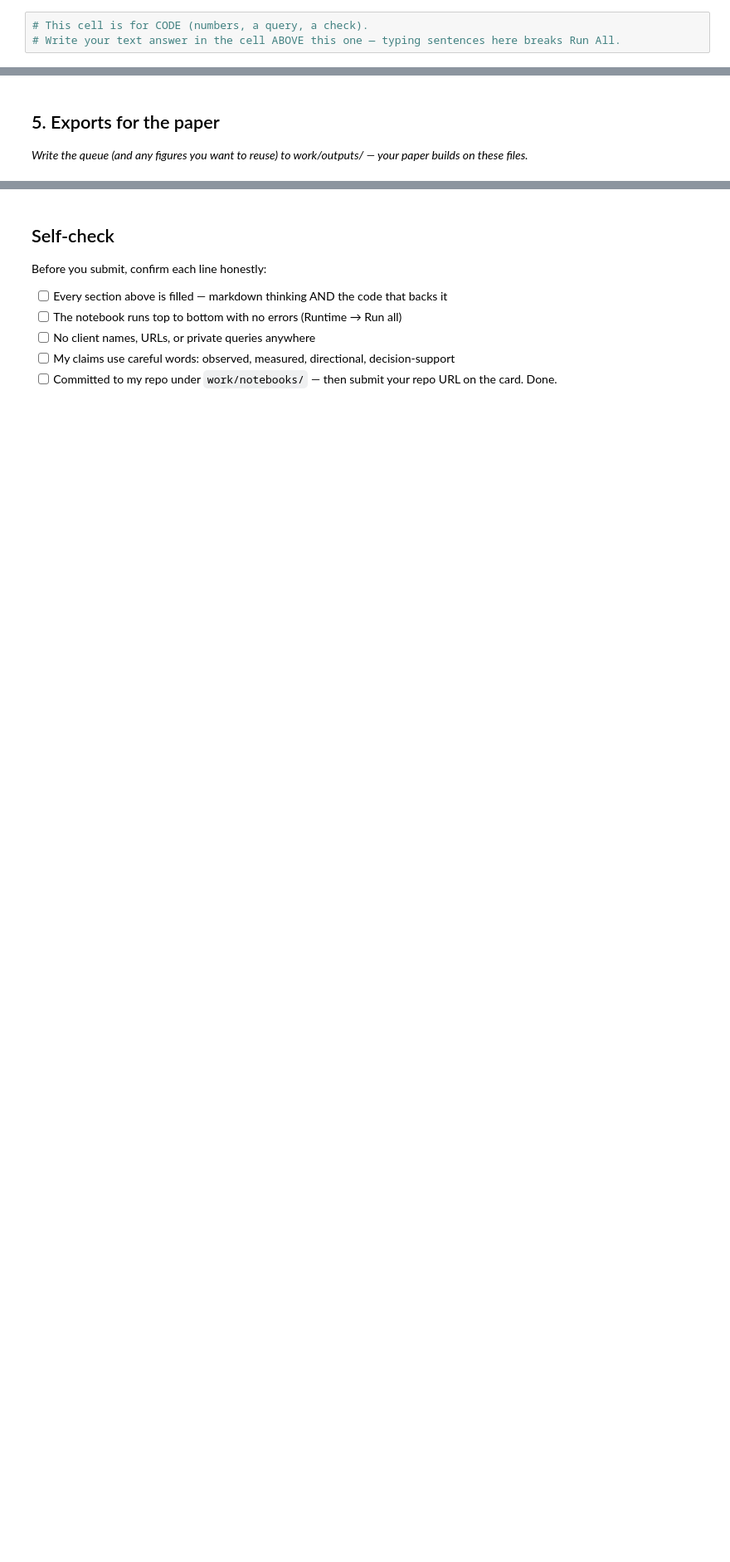
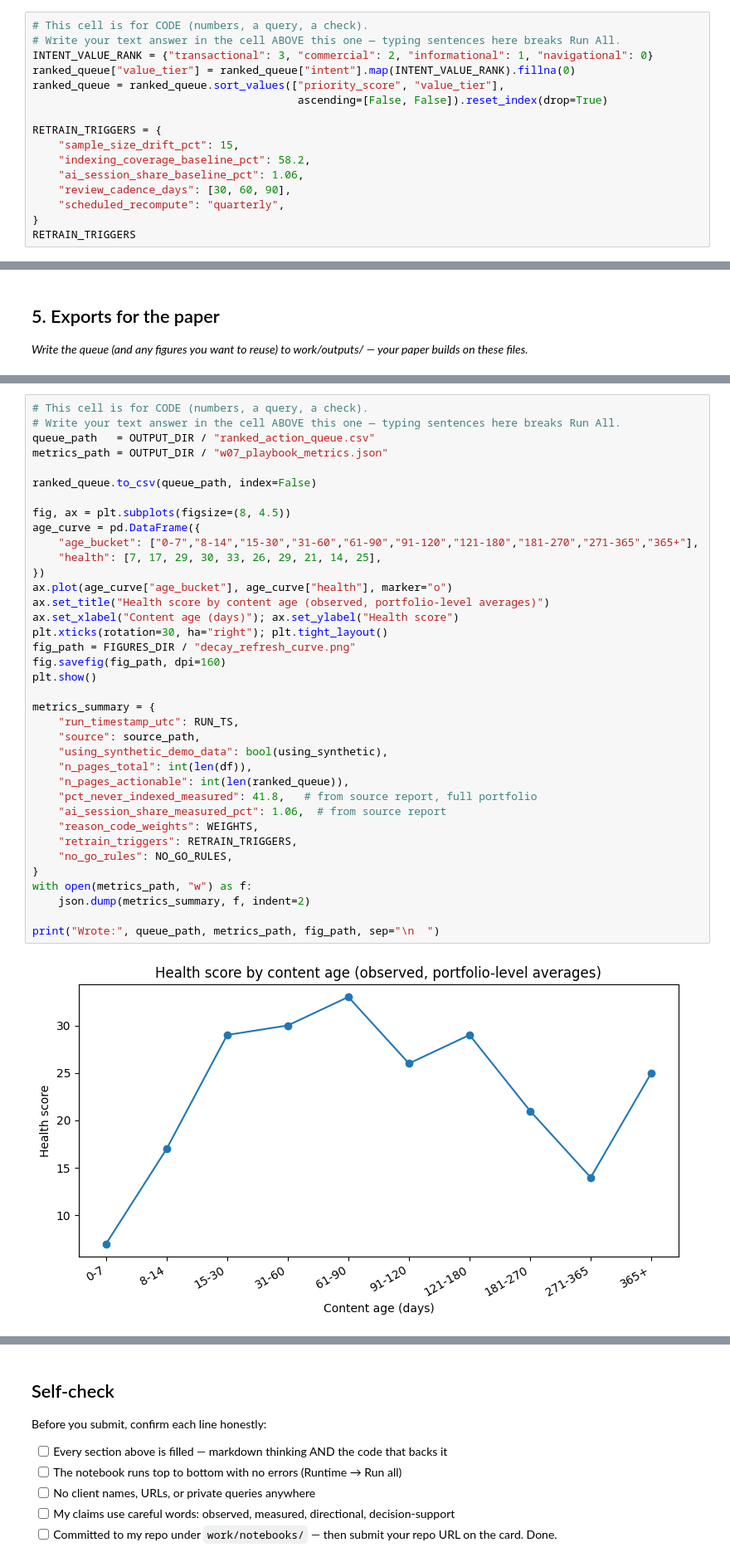
Before and after one commit to Trisha108-hub/flyrank-ml-internship, a Jupyter notebook: work/notebooks/w07_action_playbook.ipynb, the cells around one changed output, grey strips where cells are left out. Shown at 83% size. Drawn from its saved outputs; the diff is of its cells as text; blank space fills up the shorter version.

```diff
--- a/work/notebooks/w07_action_playbook.ipynb
+++ b/work/notebooks/w07_action_playbook.ipynb
@@ -13,3 +301,16 @@ This skeleton is yours to fill. Work the sections **in order** — each one has
 # %%
 # This cell is for CODE (numbers, a query, a check).
 # Write your text answer in the cell ABOVE this one — typing sentences here breaks Run All.
+INTENT_VALUE_RANK = {"transactional": 3, "commercial": 2, "informational": 1, "navigational": 0}
+ranked_queue["value_tier"] = ranked_queue["intent"].map(INTENT_VALUE_RANK).fillna(0)
+ranked_queue = ranked_queue.sort_values(["priority_score", "value_tier"],
+                                         ascending=[False, False]).reset_index(drop=True)
+
+RETRAIN_TRIGGERS = {
+    "sample_size_drift_pct": 15,
+    "indexing_coverage_baseline_pct": 58.2,
+    "ai_session_share_baseline_pct": 1.06,
+    "review_cadence_days": [30, 60, 90],
+    "scheduled_recompute": "quarterly",
+}
+RETRAIN_TRIGGERS
@@ -43,0 +327,39 @@ This skeleton is yours to fill. Work the sections **in order** — each one has
+# %%
+# This cell is for CODE (numbers, a query, a check).
+# Write your text answer in the cell ABOVE this one — typing sentences here breaks Run All.
+queue_path   = OUTPUT_DIR / "ranked_action_queue.csv"
+metrics_path = OUTPUT_DIR / "w07_playbook_metrics.json"
+
+ranked_queue.to_csv(queue_path, index=False)
+
+fig, ax = plt.subplots(figsize=(8, 4.5))
+age_curve = pd.DataFrame({
+    "age_bucket": ["0-7","8-14","15-30","31-60","61-90","91-120","121-180","181-270","271-365","365+"],
+    "health": [7, 17, 29, 30, 33, 26, 29, 21, 14, 25],
+})
+ax.plot(age_curve["age_bucket"], age_curve["health"], marker="o")
+ax.set_title("Health score by content age (observed, portfolio-level averages)")
+ax.set_xlabel("Content age (days)"); ax.set_ylabel("Health score")
+plt.xticks(rotation=30, ha="right"); plt.tight_layout()
+fig_path = FIGURES_DIR / "decay_refresh_curve.png"
+fig.savefig(fig_path, dpi=160)
+plt.show()
+
+metrics_summary = {
+    "run_timestamp_utc": RUN_TS,
+    "source": source_path,
+    "using_synthetic_demo_data": bool(using_synthetic),
+    "n_pages_total": int(len(df)),
+    "n_pages_actionable": int(len(ranked_queue)),
+    "pct_never_indexed_measured": 41.8,   # from source report, full portfolio
+    "ai_session_share_measured_pct": 1.06,  # from source report
+    "reason_code_weights": WEIGHTS,
+    "retrain_triggers": RETRAIN_TRIGGERS,
+    "no_go_rules": NO_GO_RULES,
+}
+with open(metrics_path, "w") as f:
+    json.dump(metrics_summary, f, indent=2)
+
+print("Wrote:", queue_path, metrics_path, fig_path, sep="\n  ")
+# %% [output]
+[figure, added]
```
Also changed, not shown: parts of 20 cells of this notebook.
